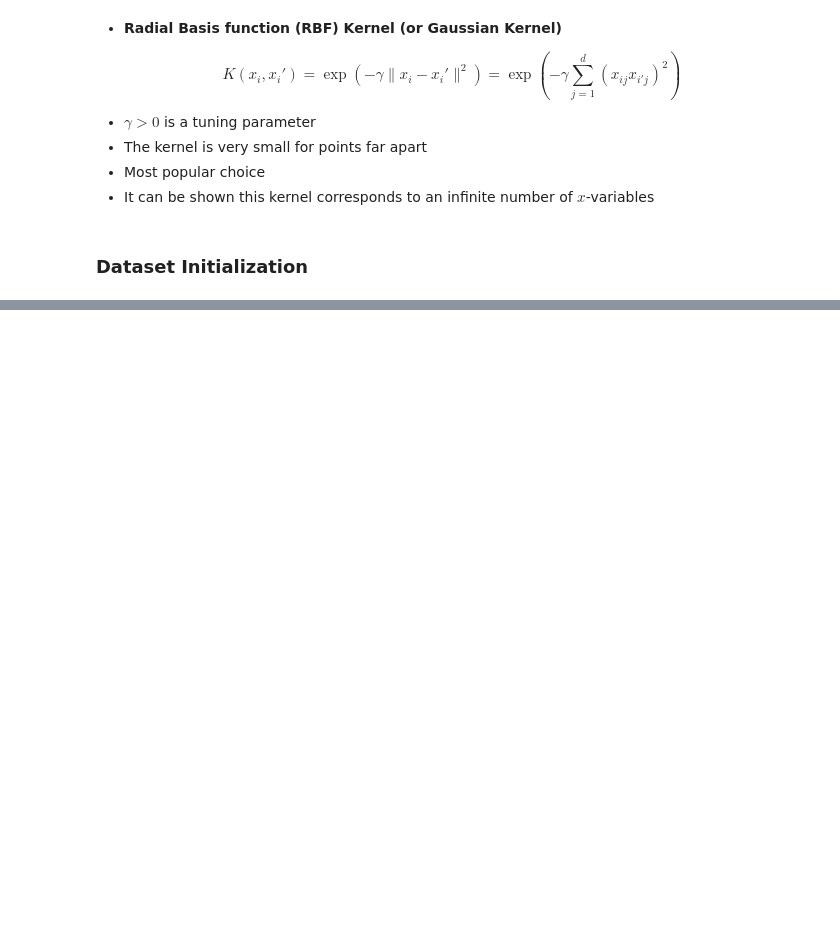
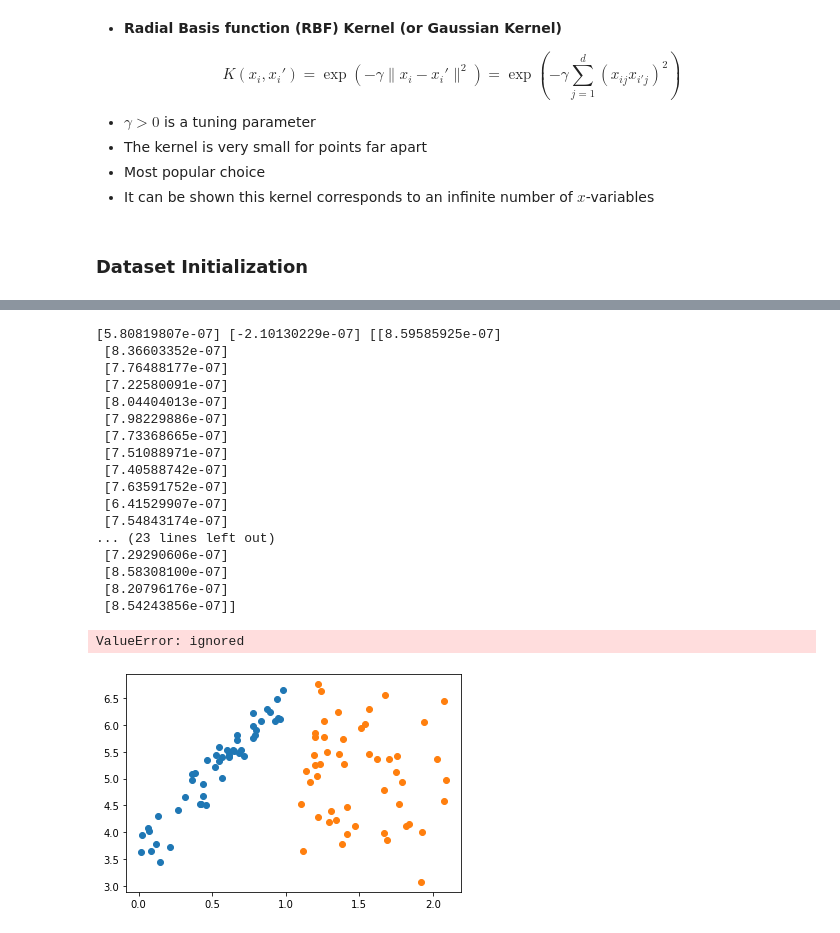
Before and after one commit to Followb1ind1y/Machine-Learning-Algorithms-from-Scratch, a Jupyter notebook: ML_Algorithms_Support_Vector_Machine.ipynb, the cells around one changed output, grey strips where cells are left out. Cells and saved outputs as stored; diff of their text form; code cells hidden in the pictures; blank space fills up the shorter version.

```diff
--- a/ML_Algorithms_Support_Vector_Machine.ipynb
+++ b/ML_Algorithms_Support_Vector_Machine.ipynb
@@ -188,7 +188,7 @@ import matplotlib.pyplot as plt
 from sklearn.model_selection import train_test_split
 # %%
 np.random.seed(0)
-x_1, x_2 = np.random.rand(50, 1), np.random.rand(50, 1) + 0.6
+x_1, x_2 = np.random.rand(50, 1), np.random.rand(50, 1) + 1.1
 y_1, y_2 = 3 + 3 * x_1 + np.random.rand(50, 1), 3 + 3 * x_1 + np.random.rand(50, 1)
 class_1, class_2 = np.concatenate((x_1, y_1), axis=1), np.concatenate((x_2, y_2), axis=1)
 zeros, ones = np.zeros((50,1)), np.ones((50,1))
@@ -210,0 +280,5 @@ x_train, x_test, y_train, y_test = train_test_split(x, y)
+# %%
+# Model initialization
+SVM_Hard_Margin = SupportVectorMachineHardMargin()
+# Fit the data(train the model)
+w, b = SVM_Hard_Margin.fit(x_train,y_train)
@@ -210,0 +298,44 @@ x_train, x_test, y_train, y_test = train_test_split(x, y)
+# %%
+# scatter plot points
+fig, ax = plt.subplots()
+ax.scatter(x_1,y_1, label='Class 1')
+ax.scatter(x_2,y_2, label='Class 2')
+
+# plot the Decision Boundary
+beta_1, beta_2 = w
+beta_0 = b
+
+# Calculate the intercept and gradient of the decision boundary.
+c = -beta_0/beta_2
+m = -beta_1/beta_2
+
+xd = np.array([0, 2])
+yd = m*xd + c
+print(beta_1, beta_2, beta_0)
+plt.plot(xd, yd, color='red', label='Decision Boundary')
+ax.set_ylim(3,7)
+
+ax.set_title('Logistic Regression Random Data')
+ax.set_xlabel('X1')
+ax.set_ylabel('X2')
+plt.legend()
+# %% [output]
+[5.80819807e-07] [-2.10130229e-07] [[8.59585925e-07]
+ [8.36603352e-07]
+ [7.76488177e-07]
+ [7.22580091e-07]
+ [8.04404013e-07]
+ [7.98229886e-07]
+ [7.73368665e-07]
+ [7.51088971e-07]
+ [7.40588742e-07]
+ [7.63591752e-07]
+ [6.41529907e-07]
+ [7.54843174e-07]
+... (23 lines left out)
+ [7.29290606e-07]
+ [8.58308100e-07]
+ [8.20796176e-07]
+ [8.54243856e-07]]
+ValueError: ignored
+[figure, added]
```
Also changed, not shown: parts of 7 cells of this notebook.
